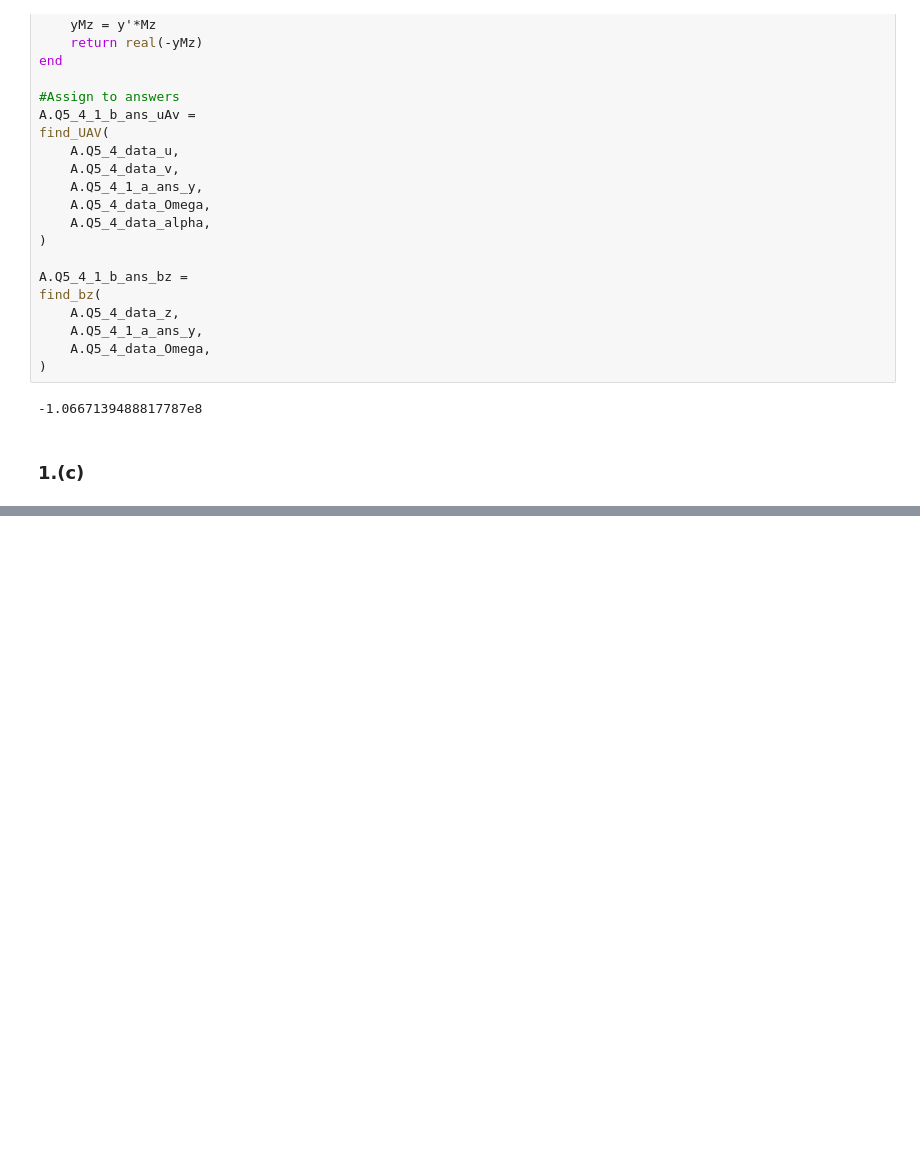
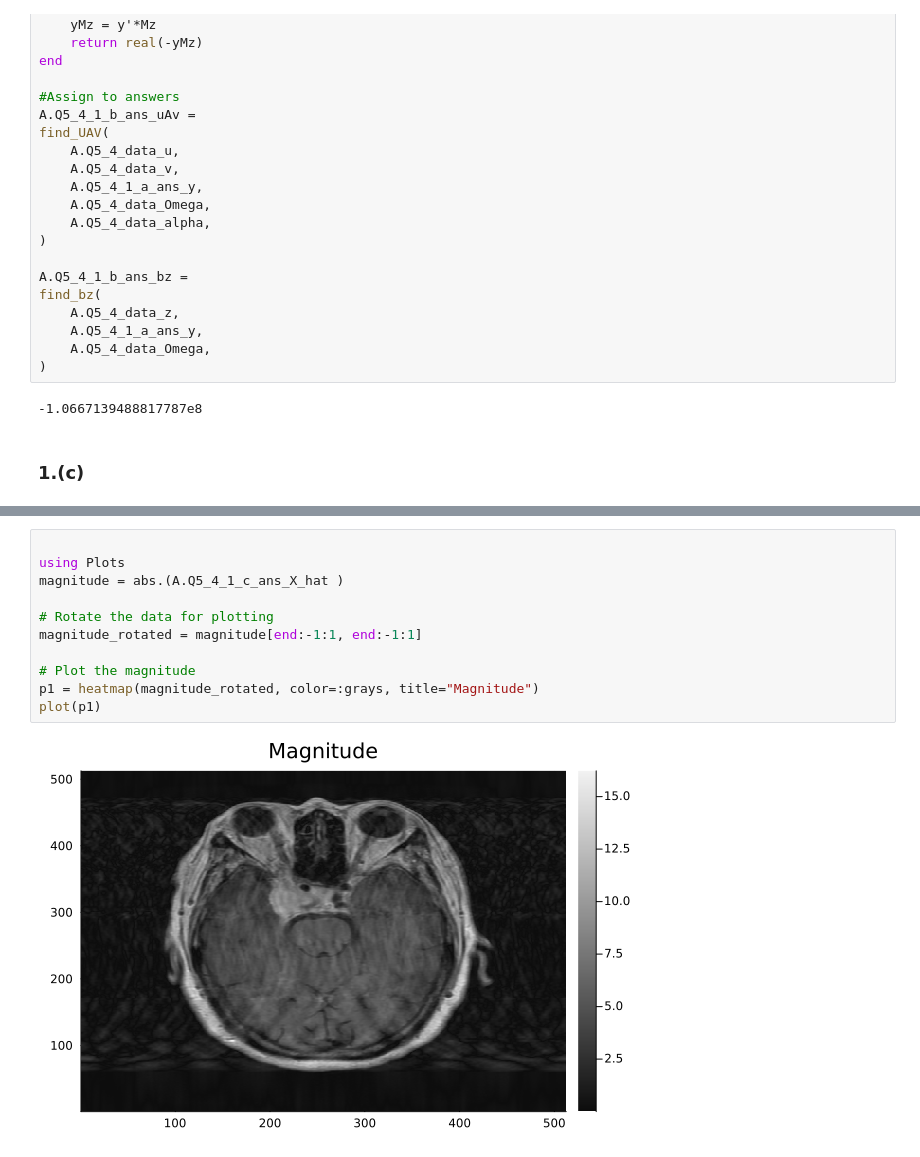
Before and after one commit to HonAnson/ICL-Topics-in-Large-Dimensional-Data-Processing, a Jupyter notebook: CW1/DP-CW1-CID01260366.ipynb, the cells around one changed output, grey strips where cells are left out. Cells and saved outputs as stored; diff of their text form; blank space fills up the shorter version.

```diff
--- a/CW1/DP-CW1-CID01260366.ipynb
+++ b/CW1/DP-CW1-CID01260366.ipynb
@@ -1407,0 +1402,13 @@ find_Xhat(
+# %%
+
+using Plots
+magnitude = abs.(A.Q5_4_1_c_ans_X_hat )
+
+# Rotate the data for plotting
+magnitude_rotated = magnitude[end:-1:1, end:-1:1]
+
+# Plot the magnitude
+p1 = heatmap(magnitude_rotated, color=:grays, title="Magnitude")
+plot(p1)
+# %% [output]
+[figure, added]
```
Also changed, not shown: parts of 4 cells of this notebook, 12 other files.
